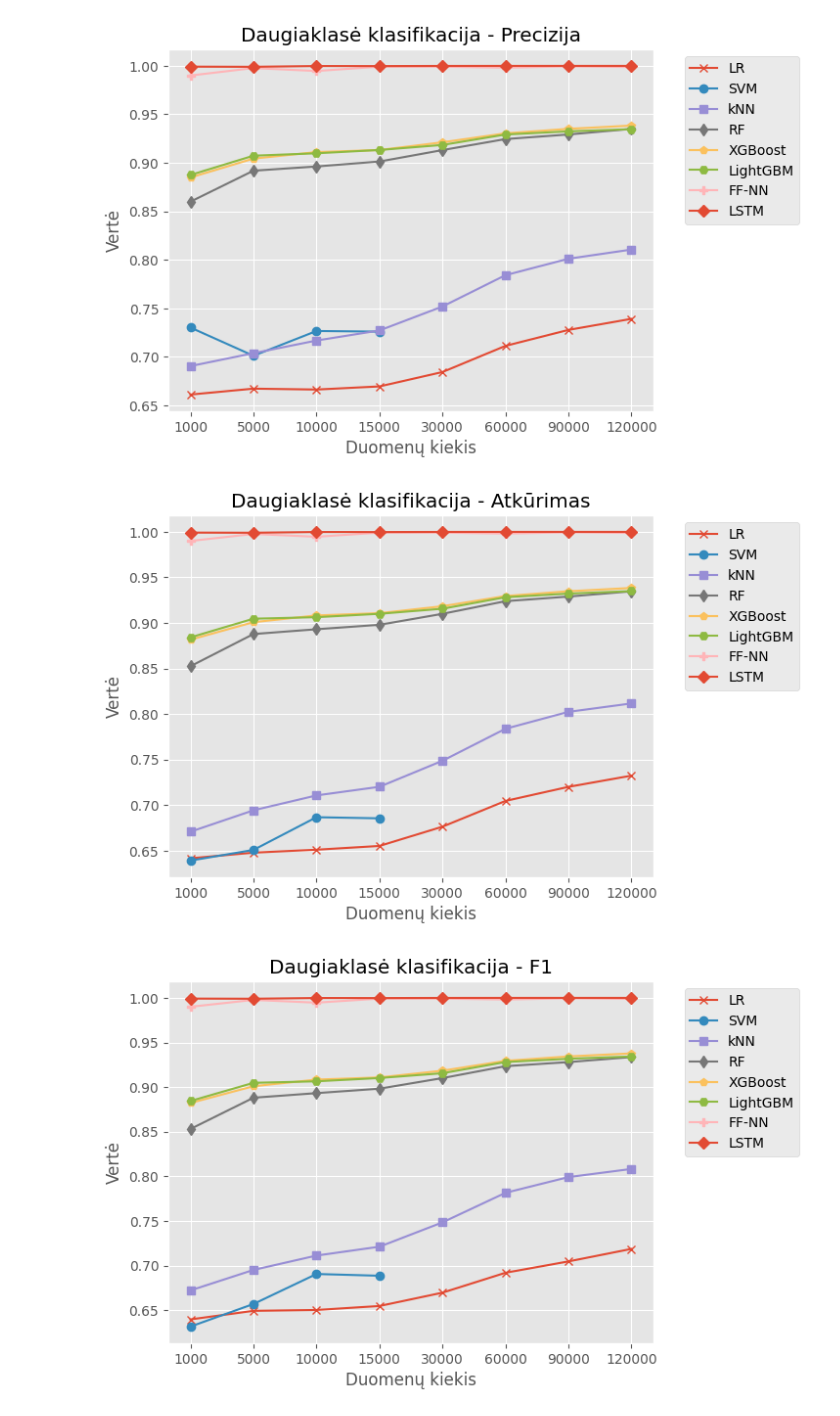
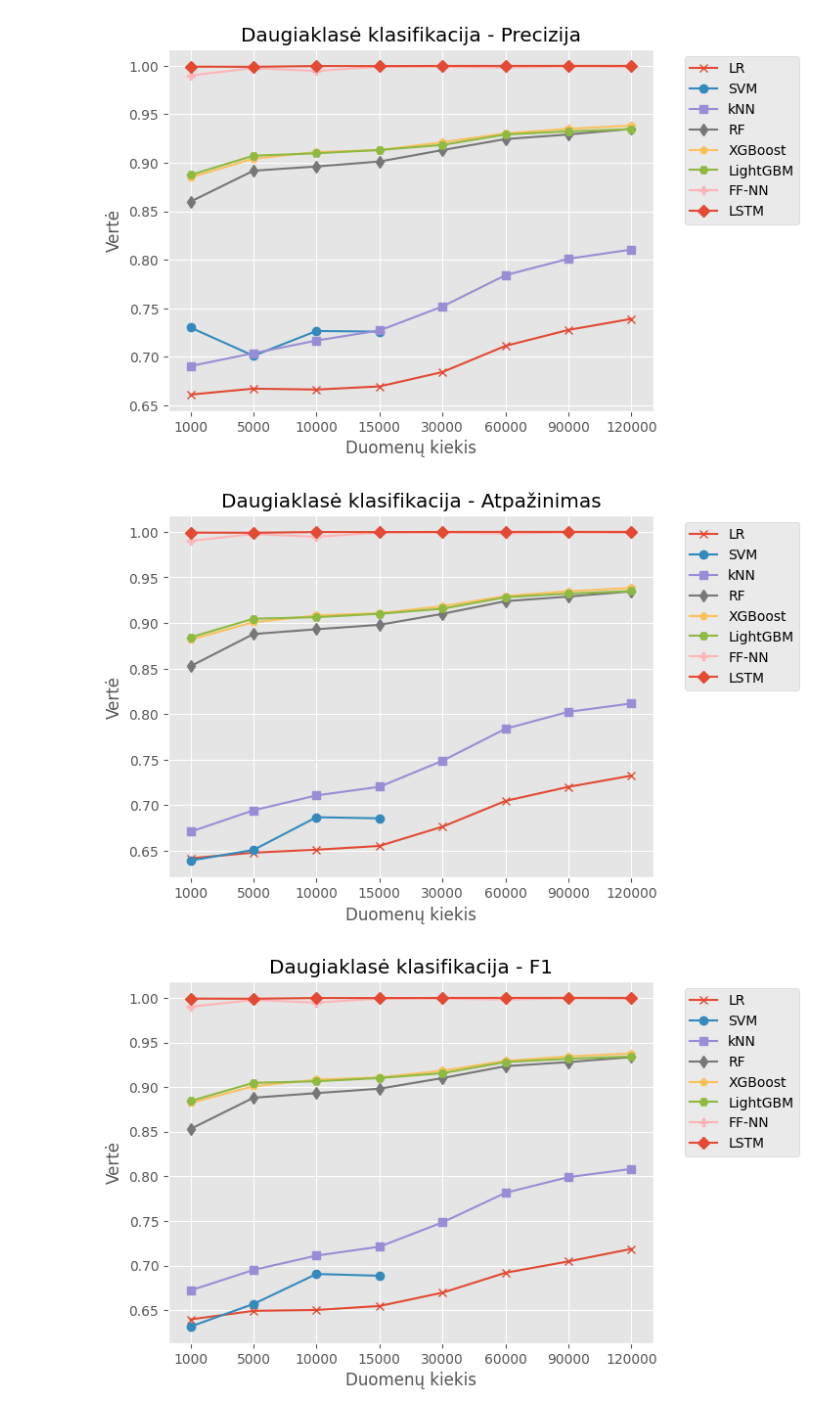
Before and after one commit to KostasEreksonas/Magistrinis, a Jupyter notebook: Time_series.ipynb, the cells around one changed output. Cells and saved outputs as stored; diff of their text form; code cells hidden in the pictures.

Commit message:
Updated time series

```diff
--- a/Time_series.ipynb
+++ b/Time_series.ipynb
@@ -291,9 +291,9 @@ plot_time_series(mc_precision, "Daugiaklasė klasifikacija - Precizija")
 # %% [output]
 [figure]
 # %%
-plot_time_series(mc_recall, "Daugiaklasė klasifikacija - Atkūrimas")
+plot_time_series(mc_recall, "Daugiaklasė klasifikacija - Atpažinimas")
 # %% [output]
-[figure, old version]
+[figure, new version]
 # %%
 plot_time_series(mc_f1, "Daugiaklasė klasifikacija - F1")
 # %% [output]
```
Also changed, not shown: 1 other file.
